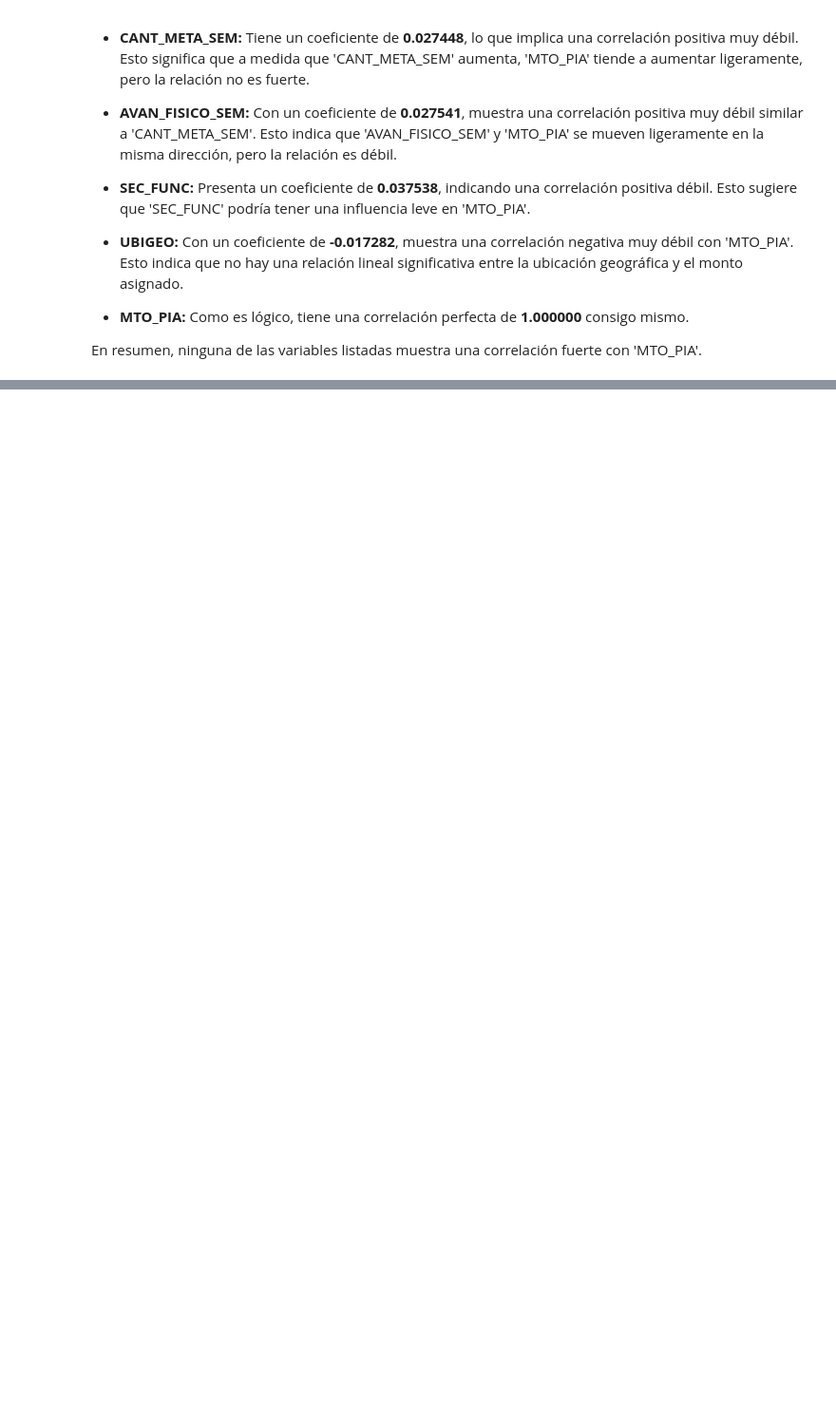
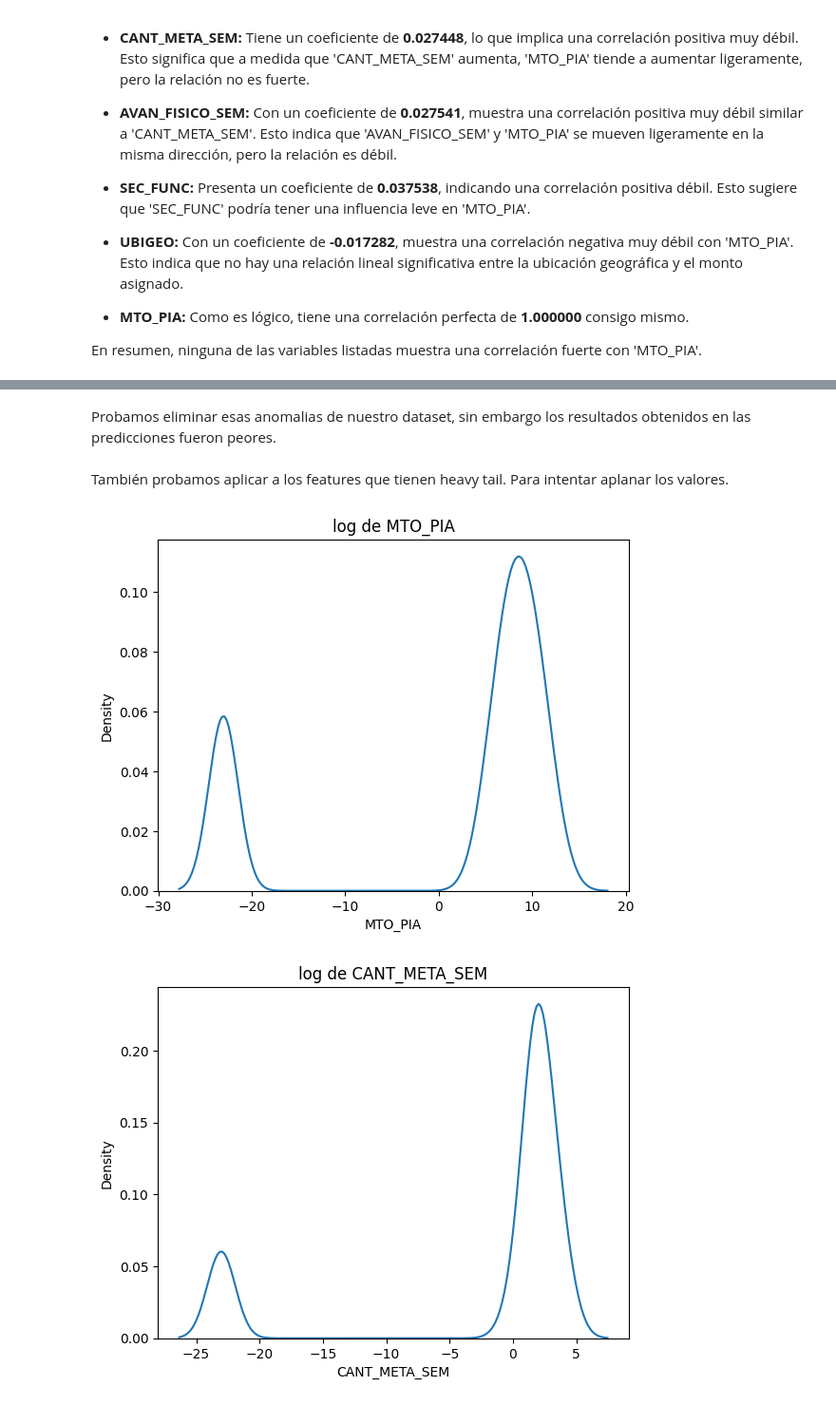
Before and after one commit to CS-DaviMagalhaes/Proyecto_regresion, a Jupyter notebook: P1_visualizacion.ipynb, the cells around one changed output, grey strips where cells are left out. Shown at 95% size. Saved outputs shown, nothing was run; the diff lists cells and outputs as text; code cells hidden in the pictures; blank space fills up the shorter version.

```diff
--- a/P1_visualizacion.ipynb
+++ b/P1_visualizacion.ipynb
@@ -72,0 +121,18 @@ En resumen, ninguna de las variables listadas muestra una correlación fuerte co
+# %% [markdown]
+Probamos eliminar esas anomalias de nuestro dataset, sin embargo los resultados obtenidos en las predicciones fueron peores.
+# %% [markdown]
+También probamos aplicar a los features que tienen heavy tail. Para intentar aplanar los valores.
+# %%
+features_anomalias = ["MTO_PIA", "CANT_META_SEM", "AVAN_FISICO_SEM"]
+small_value = 1e-10  #añado un valor chiquito para las constantes cero
+df_log = df1
+for col in features_anomalias:
+  #aplico log
+  df_log.loc[:,col] = np.log(df_log[col] + small_value)
+  #graficar
+  sns.kdeplot(df_log[col], bw_adjust=0.5)
+  plt.title(f"log de {col}")
+  plt.show()
+# %% [output]
+[figure, added]
+[figure, added]
```
Also changed, not shown: parts of 7 cells of this notebook.
